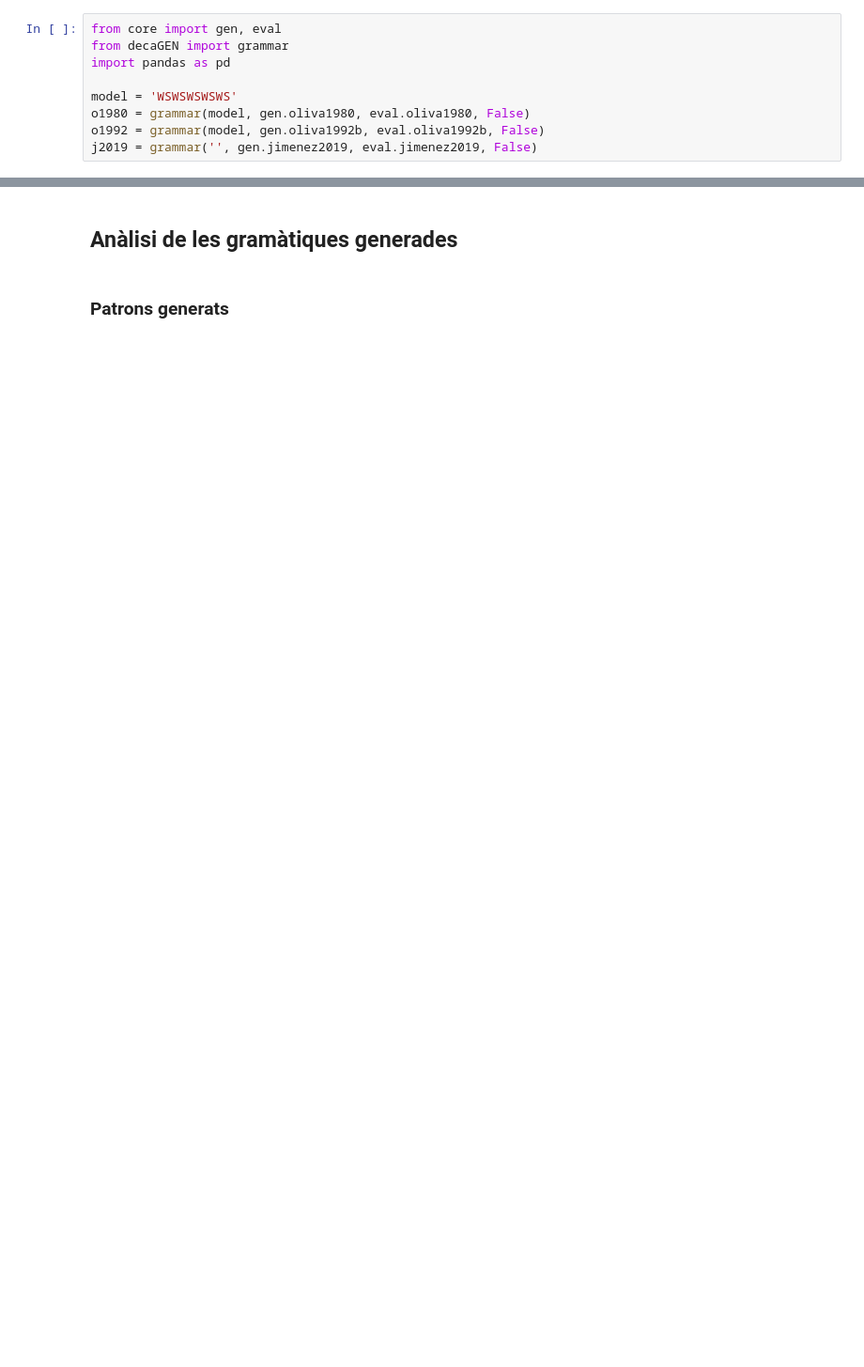
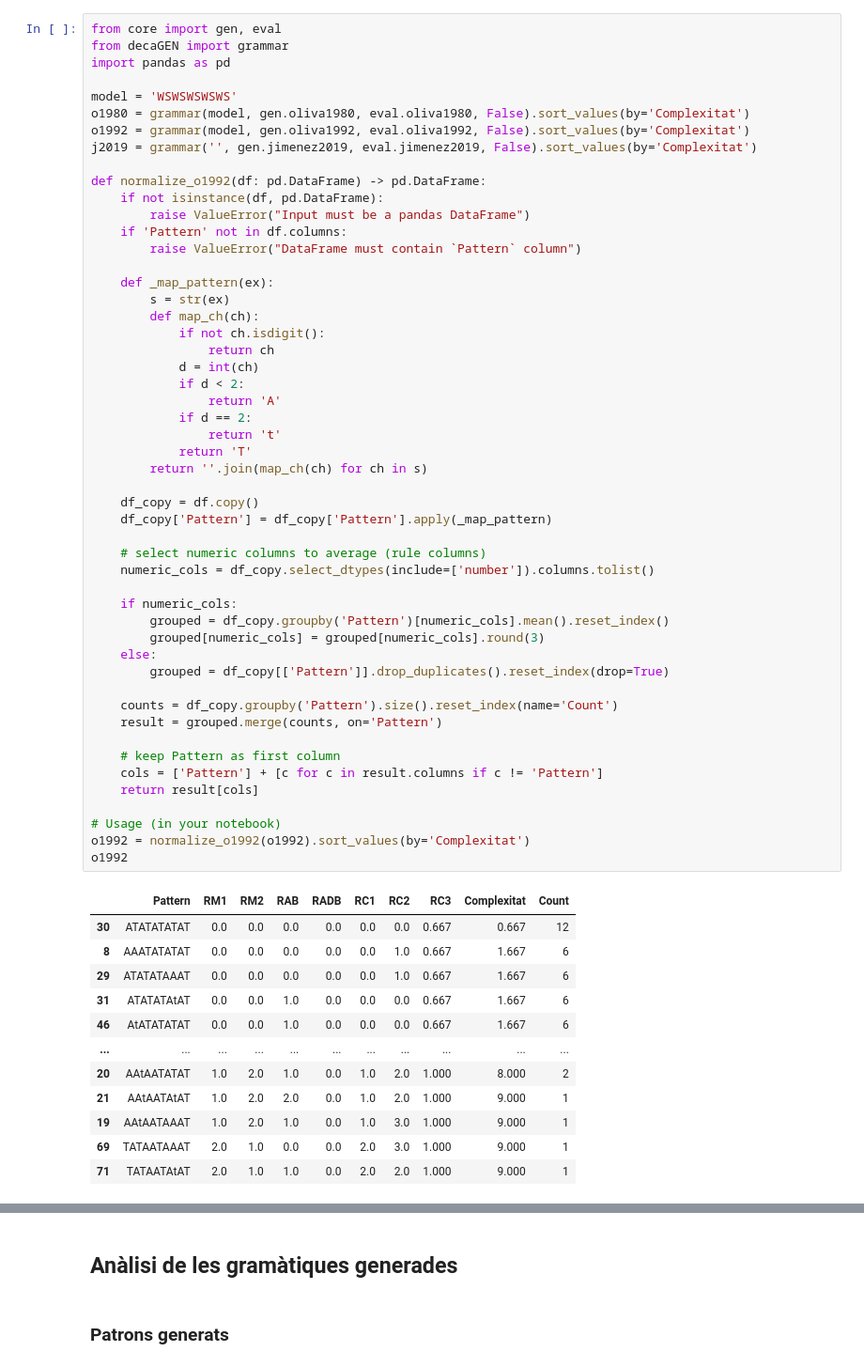
Before and after one commit to garaupere/decaGEN, a Jupyter notebook: tesi/analisi.ipynb, the cells around one changed output, grey strips where cells are left out. Shown at 94% size. Cells and saved outputs as stored; diff of their text form; blank space fills up the shorter version.

```diff
--- a/tesi/analisi.ipynb
+++ b/tesi/analisi.ipynb
@@ -1,9 +1,64 @@
 # %%
 from core import gen, eval
 from decaGEN import grammar
 import pandas as pd
 
 model = 'WSWSWSWSWS'
-o1980 = grammar(model, gen.oliva1980, eval.oliva1980, False)
-o1992 = grammar(model, gen.oliva1992b, eval.oliva1992b, False)
-j2019 = grammar('', gen.jimenez2019, eval.jimenez2019, False)
+o1980 = grammar(model, gen.oliva1980, eval.oliva1980, False).sort_values(by='Complexitat')
+o1992 = grammar(model, gen.oliva1992, eval.oliva1992, False).sort_values(by='Complexitat')
+j2019 = grammar('', gen.jimenez2019, eval.jimenez2019, False).sort_values(by='Complexitat')
+
+def normalize_o1992(df: pd.DataFrame) -> pd.DataFrame:
+    if not isinstance(df, pd.DataFrame):
+        raise ValueError("Input must be a pandas DataFrame")
+    if 'Pattern' not in df.columns:
+        raise ValueError("DataFrame must contain `Pattern` column")
+
+    def _map_pattern(ex):
+        s = str(ex)
+        def map_ch(ch):
+            if not ch.isdigit():
+                return ch
+            d = int(ch)
+            if d < 2:
+                return 'A'
+            if d == 2:
+                return 't'
+            return 'T'
+        return ''.join(map_ch(ch) for ch in s)
+
+    df_copy = df.copy()
+    df_copy['Pattern'] = df_copy['Pattern'].apply(_map_pattern)
+
+    # select numeric columns to average (rule columns)
+    numeric_cols = df_copy.select_dtypes(include=['number']).columns.tolist()
+
+    if numeric_cols:
+        grouped = df_copy.groupby('Pattern')[numeric_cols].mean().reset_index()
+        grouped[numeric_cols] = grouped[numeric_cols].round(3)
+    else:
+        grouped = df_copy[['Pattern']].drop_duplicates().reset_index(drop=True)
+
+    counts = df_copy.groupby('Pattern').size().reset_index(name='Count')
+    result = grouped.merge(counts, on='Pattern')
+
+    # keep Pattern as first column
+    cols = ['Pattern'] + [c for c in result.columns if c != 'Pattern']
+    return result[cols]
+
+# Usage (in your notebook)
+o1992 = normalize_o1992(o1992).sort_values(by='Complexitat')
+o1992
+# %% [output]
+|  | Pattern | RM1 | RM2 | RAB | RADB | RC1 | RC2 | RC3 | Complexitat | Count |
+| 30 | ATATATATAT | 0.0 | 0.0 | 0.0 | 0.0 | 0.0 | 0.0 | 0.667 | 0.667 | 12 |
+| 8 | AAATATATAT | 0.0 | 0.0 | 0.0 | 0.0 | 0.0 | 1.0 | 0.667 | 1.667 | 6 |
+| 29 | ATATATAAAT | 0.0 | 0.0 | 0.0 | 0.0 | 0.0 | 1.0 | 0.667 | 1.667 | 6 |
+| 31 | ATATATAtAT | 0.0 | 0.0 | 1.0 | 0.0 | 0.0 | 0.0 | 0.667 | 1.667 | 6 |
+| 46 | AtATATATAT | 0.0 | 0.0 | 1.0 | 0.0 | 0.0 | 0.0 | 0.667 | 1.667 | 6 |
+| ... | ... | ... | ... | ... | ... | ... | ... | ... | ... | ... |
+| 20 | AAtAATATAT | 1.0 | 2.0 | 1.0 | 0.0 | 1.0 | 2.0 | 1.000 | 8.000 | 2 |
+| 21 | AAtAATAtAT | 1.0 | 2.0 | 2.0 | 0.0 | 1.0 | 2.0 | 1.000 | 9.000 | 1 |
+| 19 | AAtAATAAAT | 1.0 | 2.0 | 1.0 | 0.0 | 1.0 | 3.0 | 1.000 | 9.000 | 1 |
+| 69 | TATAATAAAT | 2.0 | 1.0 | 0.0 | 0.0 | 2.0 | 3.0 | 1.000 | 9.000 | 1 |
+| 71 | TATAATAtAT | 2.0 | 1.0 | 1.0 | 0.0 | 2.0 | 2.0 | 1.000 | 9.000 | 1 |
```
Also changed, not shown: parts of 10 cells of this notebook, 6 other files.
